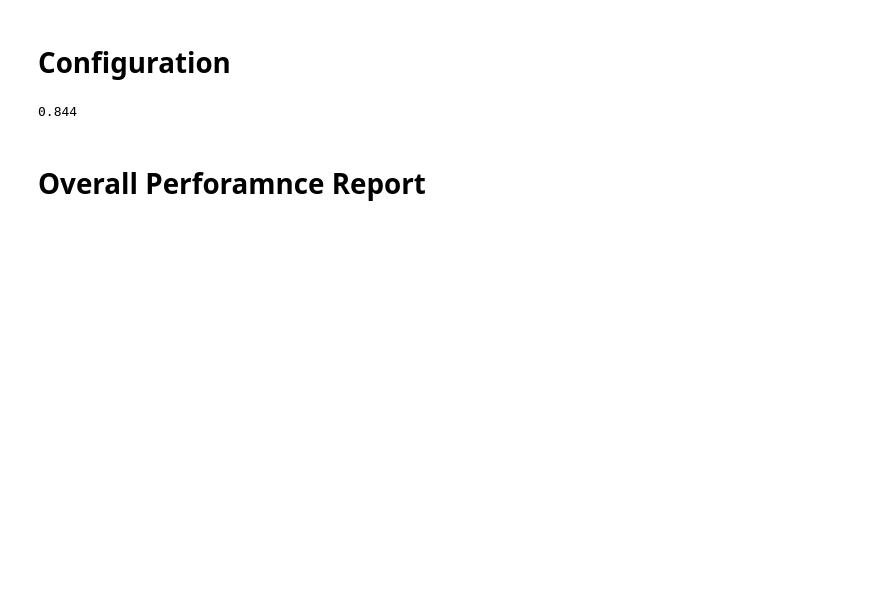
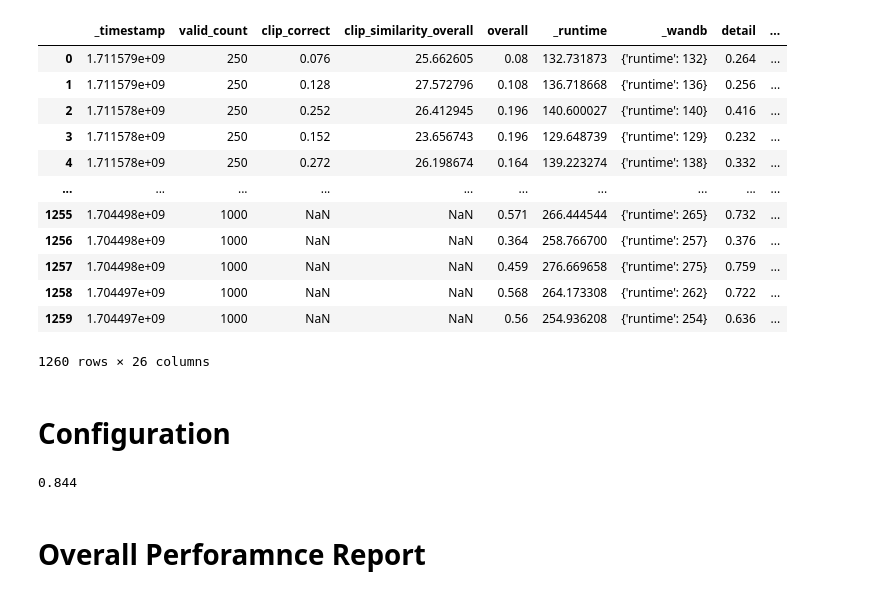
Before and after one commit to UW-Madison-Lee-Lab/CoBSAT, a Jupyter notebook: analysis/plot.ipynb, the cells around one changed output. Saved outputs shown, nothing was run; the diff lists cells and outputs as text; code cells hidden in the pictures; blank space fills up the shorter version.

```diff
--- a/analysis/plot.ipynb
+++ b/analysis/plot.ipynb
@@ -15,6 +15,22 @@ import matplotlib.pyplot as plt
 from collections import defaultdict
 # %%
 df = pd.read_pickle(f'{root_dir}/results/results.pkl')
+# %%
+df
+# %% [output]
+|  | _timestamp | valid_count | clip_correct | clip_similarity_overall | overall | _runtime | _wandb | detail | ... |
+| 0 | 1.711579e+09 | 250 | 0.076 | 25.662605 | 0.08 | 132.731873 | {'runtime': 132} | 0.264 | ... |
+| 1 | 1.711579e+09 | 250 | 0.128 | 27.572796 | 0.108 | 136.718668 | {'runtime': 136} | 0.256 | ... |
+| 2 | 1.711578e+09 | 250 | 0.252 | 26.412945 | 0.196 | 140.600027 | {'runtime': 140} | 0.416 | ... |
+| 3 | 1.711578e+09 | 250 | 0.152 | 23.656743 | 0.196 | 129.648739 | {'runtime': 129} | 0.232 | ... |
+| 4 | 1.711578e+09 | 250 | 0.272 | 26.198674 | 0.164 | 139.223274 | {'runtime': 138} | 0.332 | ... |
+| ... | ... | ... | ... | ... | ... | ... | ... | ... | ... |
+| 1255 | 1.704498e+09 | 1000 | NaN | NaN | 0.571 | 266.444544 | {'runtime': 265} | 0.732 | ... |
+| 1256 | 1.704498e+09 | 1000 | NaN | NaN | 0.364 | 258.766700 | {'runtime': 257} | 0.376 | ... |
+| 1257 | 1.704498e+09 | 1000 | NaN | NaN | 0.459 | 276.669658 | {'runtime': 275} | 0.759 | ... |
+| 1258 | 1.704497e+09 | 1000 | NaN | NaN | 0.568 | 264.173308 | {'runtime': 262} | 0.722 | ... |
+| 1259 | 1.704497e+09 | 1000 | NaN | NaN | 0.56 | 254.936208 | {'runtime': 254} | 0.636 | ... |
+1260 rows × 26 columns
 # %% [markdown]
 # Configuration
 # %%
```
Also changed, not shown: parts of 8 cells of this notebook.
